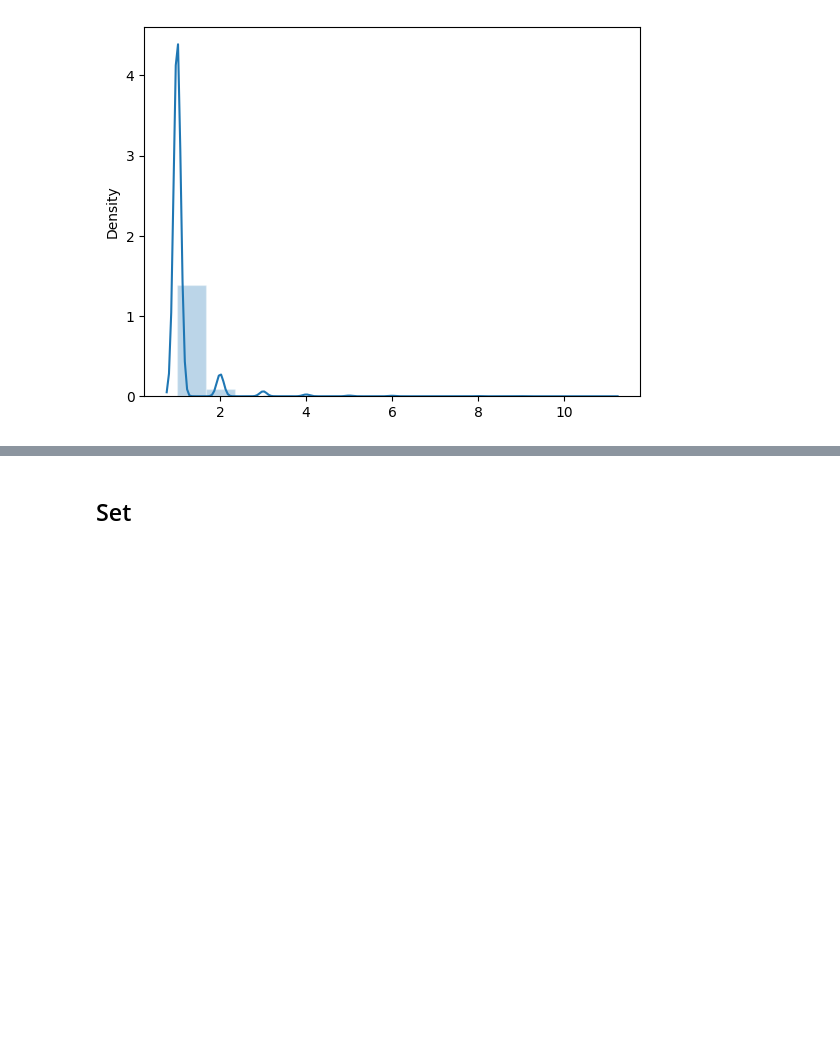
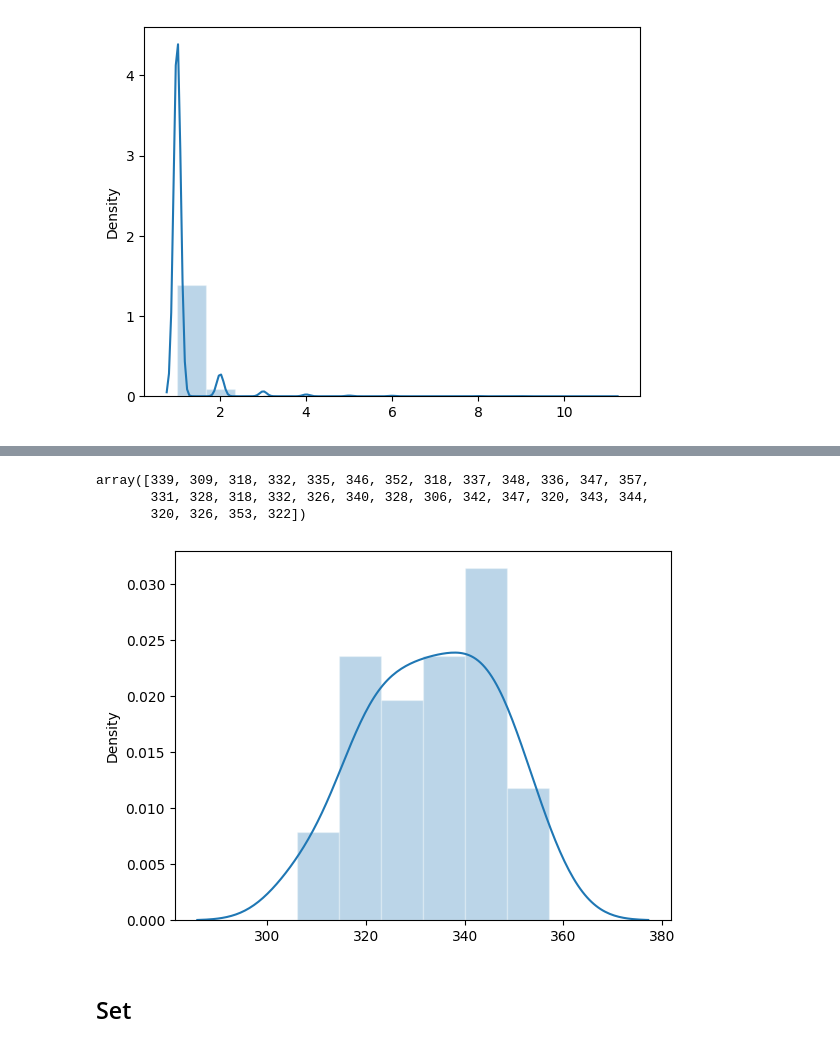
Before and after one commit to czaky/puzzles, a Jupyter notebook: numpy_intro.ipynb, the cells around one changed output, grey strips where cells are left out. Saved outputs shown, nothing was run; the diff lists cells and outputs as text; code cells hidden in the pictures; blank space fills up the shorter version.

```diff
--- a/numpy_intro.ipynb
+++ b/numpy_intro.ipynb
@@ -3644,3 +3663,12 @@ distplot(rng.zipf(4, 10000))
+# %%
+a = rng.integers(0, 30, 10000)
+np.bincount(a)
+distplot(np.bincount(a))
+# %% [output]
+array([339, 309, 318, 332, 335, 346, 352, 318, 337, 348, 336, 347, 357,
+       331, 328, 318, 332, 326, 340, 328, 306, 342, 347, 320, 343, 344,
+       320, 326, 353, 322])
+[figure, added]
 # %% [markdown]
 ## Set
 # %%
```
Also changed, not shown: parts of 23 cells of this notebook, 1 other file.
